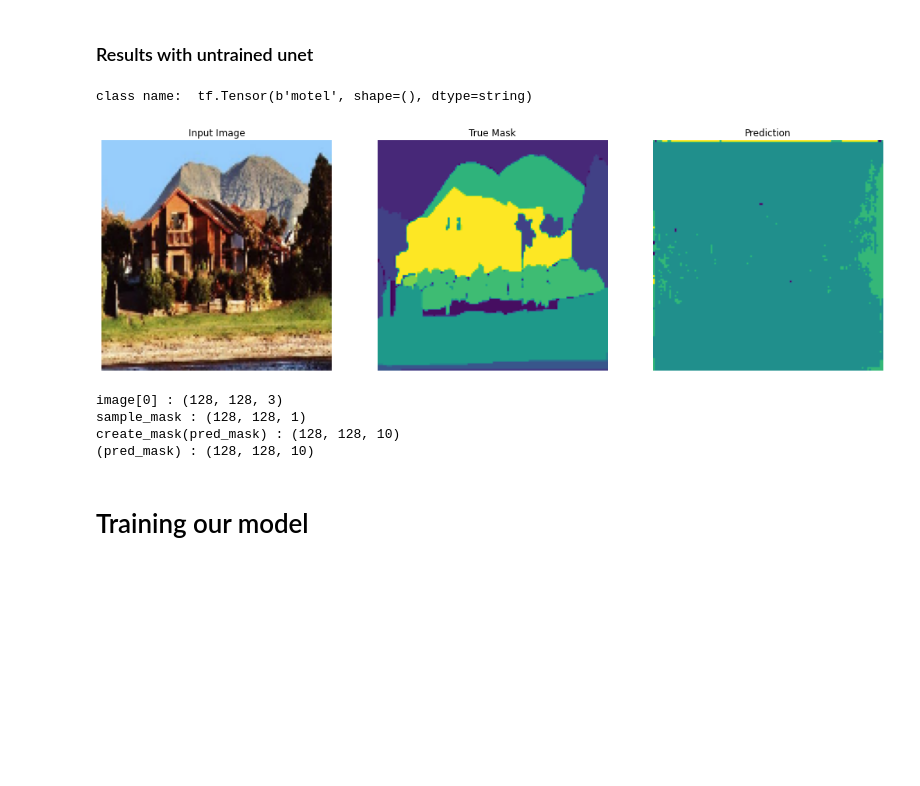
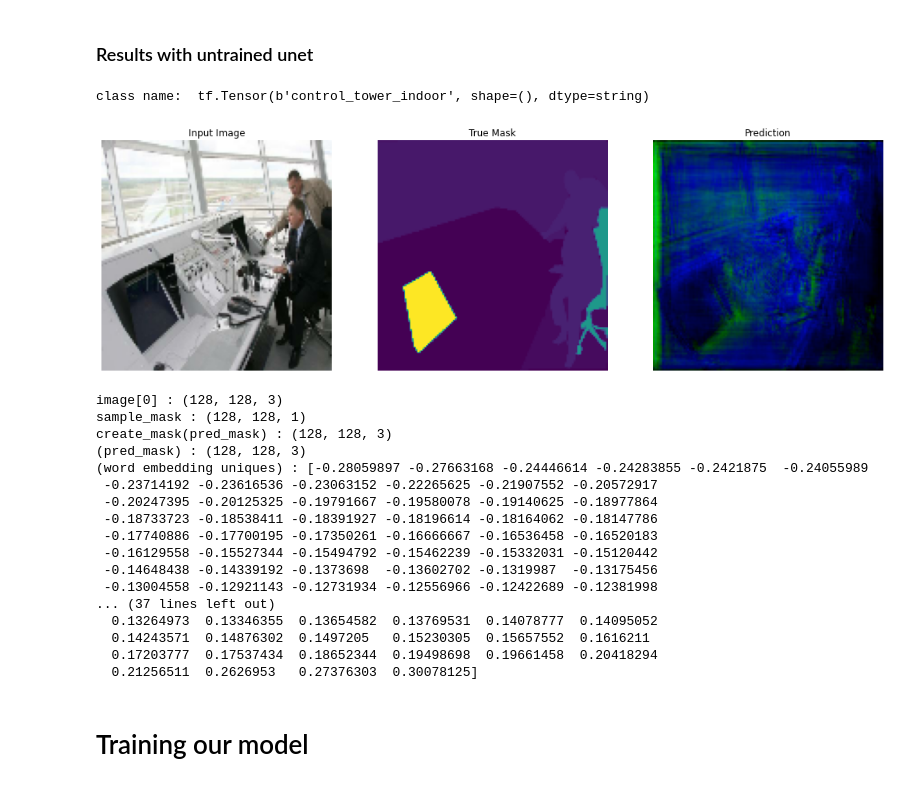
Before and after one commit to Nijaoui-Wassim/COMP473_Semantic_segmentation, a Jupyter notebook: TF_segmentation_zeroshot.ipynb, the cells around one changed output. Saved outputs shown, nothing was run; the diff lists cells and outputs as text; code cells hidden in the pictures; blank space fills up the shorter version.

```diff
--- a/TF_segmentation_zeroshot.ipynb
+++ b/TF_segmentation_zeroshot.ipynb
@@ -492,14 +486,14 @@ class_mapping = {
 # %%
 def prepare_for_model(data):
     # Resize image to match the expected input shape of the model
-    resized_image = tf.image.resize(data['image'], (128, 128))
+    resized_image = tf.image.resize(data['image'], (IMG_SIZE, IMG_SIZE))
 
     # Prepare inputs dictionary
-    inputs = {'input_1': resized_image, 'input_2': data['word_embedding']}
+    inputs = {'input_1': resized_image/255, 'input_2': data['word_embedding']}
 
     # Initialize a new mask with all zeros
-    num_classes = 10  # Total number of classes including background
-    new_mask = tf.zeros((128, 128, num_classes), dtype=tf.float32)
+    num_classes = 3  # Total number of classes including background
+    new_mask = tf.zeros((IMG_SIZE, IMG_SIZE, num_classes), dtype=tf.float32)
 
     resized_mask = tf.image.resize(data['segmentation_mask'], (128, 128))
 
@@ -532,7 +526,7 @@ def prepare_for_model(data):
     new_mask = tf.reduce_sum(masks, axis=0)
 
     # Ensure the output shape matches the logits' shape
-    outputs = new_mask
+    outputs = new_mask/255
 
     return inputs, outputs
 
@@ -552,7 +546,7 @@ train_dataset = train_dataset.map(prepare_for_model).batch(BATCH_SIZE)
 val_dataset = val_dataset.map(prepare_for_model).batch(BATCH_SIZE)
 # %%
 # Creating a mock dataset
-def create_mock_data(num_classes=151, image_shape=(128, 128, 3)):
+def create_mock_data(num_classes=151, image_shape=(IMG_SIZE, IMG_SIZE, 3)):
     # Random image
     image = tf.random.uniform(shape=image_shape, minval=0, maxval=255, dtype=tf.float32)
 
@@ -560,7 +554,7 @@ def create_mock_data(num_classes=151, image_shape=(128, 128, 3)):
     word_embedding = tf.random.uniform(shape=(300,), minval=0, maxval=1, dtype=tf.float32)
 
     # Random segmentation mask (1 channel, values from 0 to num_classes-1)
-    segmentation_mask = tf.random.uniform(shape=(128, 128, 1), minval=0, maxval=num_classes, dtype=tf.int32)
+    segmentation_mask = tf.random.uniform(shape=(IMG_SIZE, IMG_SIZE, 1), minval=0, maxval=num_classes, dtype=tf.int32)
 
     # Random class names (assuming 151 different classes)
     class_names = tf.random.uniform(shape=(num_classes,), minval=0, maxval=num_classes, dtype=tf.int32)
@@ -588,8 +582,7 @@ print(outputs.numpy().shape, np.unique(outputs.numpy()))  # Shape and unique val
 # %% [markdown]
 ## new UNET model
 # %%
-
-from tensorflow.keras.layers import Input, Conv2D, MaxPooling2D, UpSampling2D, concatenate, Dense, Reshape, Flatten
+from tensorflow.keras.layers import Input, Conv2D, MaxPooling2D, UpSampling2D, concatenate, Dense, Reshape, Flatten, BatchNormalization
 from tensorflow.keras.models import Model
 import tensorflow as tf
 
@@ -641,8 +634,14 @@ def create_Unet_with_word2vec(w=IMG_SIZE, h=IMG_SIZE, channels=N_CHANNELS, word_
     # ----------- #
 
 
-    word_feature_upsampled = Reshape((w // 16, h // 16, -1))(word_features)  # Adjust the target shape as per your bottleneck features
-    combined_features = concatenate([conv, word_feature_upsampled], axis=-1)
+    #word_feature_upsampled = Reshape((w // 16, h // 16, -1))(word_features)  # Adjust the target shape as per your bottleneck features
+    #combined_features = concatenate([conv, word_feature_upsampled], axis=-1)
+
+    word_feature_upsampled = BatchNormalization()(Reshape((w // 16, h // 16, -1))(word_features))
+    conv_normalized = BatchNormalization()(conv)
+    # Combine the normalized features
+    combined_features = concatenate([conv_normalized, word_feature_upsampled], axis=-1)
+
 
     # -- Dencoder -- #
     # Block decoder 1
@@ -672,7 +671,7 @@ def create_Unet_with_word2vec(w=IMG_SIZE, h=IMG_SIZE, channels=N_CHANNELS, word_
     # -- Dencoder -- #
 
 
-    output = Conv2D(10, 1, activation='sigmoid')(conv_dec_4) #sample_image
+    output = Conv2D(3, 1, activation='relu')(conv_dec_4) #sample_image
 
     # Create model
     model = Model(inputs=[inputs, word_input], outputs=output)
@@ -701,10 +700,6 @@ Non-trainable params: 0
 __________________________________________________________________________________________________
 # %% [markdown]
 # Compiling and quick test
-# %%
-LR = 0.001
-model.compile(optimizer=Adam(learning_rate=LR), loss = tf.keras.losses.SparseCategoricalCrossentropy(),
-              metrics=['accuracy'])
 # %%
 def create_mask(pred_mask: tf.Tensor) -> tf.Tensor:
     """Return a filter mask with the top 1 predicitons
@@ -744,41 +739,57 @@ def show_predictions(model=model, dataset=None, num=1):
         [Input dataset, by default None
     num : int, optional
         Number of sample to show, by default 1
     """
 
     for data in dataset.take(num):
         sample_image = data['image'][0]
         sample_mask = data['segmentation_mask'][0]
         sample_embedding = data['word_embedding'][0]
         sample_class_name = data['class_name'][0]
 
+
+
         word_embedding = np.expand_dims(sample_embedding, axis=0)  # Add batch dimension
         image = np.expand_dims(sample_image, axis=0)  # Add batch dimension
 
         pred_mask = model.predict([image, word_embedding])[0]
         #print("pred_mask shape: ", np.shape(pred_mask), pred_mask)
         print("class name: ", sample_class_name)
 
         #pred_mask = model.predict(image)
         try:
-            display_sample([image[0], (sample_mask), create_mask(pred_mask)])
+            display_sample([image[0], (sample_mask), (pred_mask)])
 
         except:
-            display_sample([image[0], sample_mask, (pred_mask)])
+            display_sample([image[0], sample_mask, create_mask(pred_mask)])
 
     print("image[0] :",np.shape(image[0]))
     print("sample_mask :",np.shape(sample_mask))
     print("create_mask(pred_mask) :",np.shape((pred_mask)))
     print("(pred_mask) :",np.shape((pred_mask)))
+    print("(word embedding uniques) :",np.unique((sample_embedding)))
 
 show_predictions(model, dataset['train'])
 # %% [output]
-class name:  tf.Tensor(b'motel', shape=(), dtype=string)
+class name:  tf.Tensor(b'control_tower_indoor', shape=(), dtype=string)
-[figure, old version]
+[figure, new version]
 image[0] : (128, 128, 3)
 sample_mask : (128, 128, 1)
-create_mask(pred_mask) : (128, 128, 10)
-(pred_mask) : (128, 128, 10)
+create_mask(pred_mask) : (128, 128, 3)
+(pred_mask) : (128, 128, 3)
+(word embedding uniques) : [-0.28059897 -0.27663168 -0.24446614 -0.24283855 -0.2421875  -0.24055989
+ -0.23714192 -0.23616536 -0.23063152 -0.22265625 -0.21907552 -0.20572917
+ -0.20247395 -0.20125325 -0.19791667 -0.19580078 -0.19140625 -0.18977864
+ -0.18733723 -0.18538411 -0.18391927 -0.18196614 -0.18164062 -0.18147786
+ -0.17740886 -0.17700195 -0.17350261 -0.16666667 -0.16536458 -0.16520183
+ -0.16129558 -0.15527344 -0.15494792 -0.15462239 -0.15332031 -0.15120442
+ -0.14648438 -0.14339192 -0.1373698  -0.13602702 -0.1319987  -0.13175456
+ -0.13004558 -0.12921143 -0.12731934 -0.12556966 -0.12422689 -0.12381998
+... (37 lines left out)
+  0.13264973  0.13346355  0.13654582  0.13769531  0.14078777  0.14095052
+  0.14243571  0.14876302  0.1497205   0.15230305  0.15657552  0.1616211
+  0.17203777  0.17537434  0.18652344  0.19498698  0.19661458  0.20418294
+  0.21256511  0.2626953   0.27376303  0.30078125]
 # %% [markdown]
 # Training our model
 # %%
```
Also changed, not shown: parts of 16 cells of this notebook.
